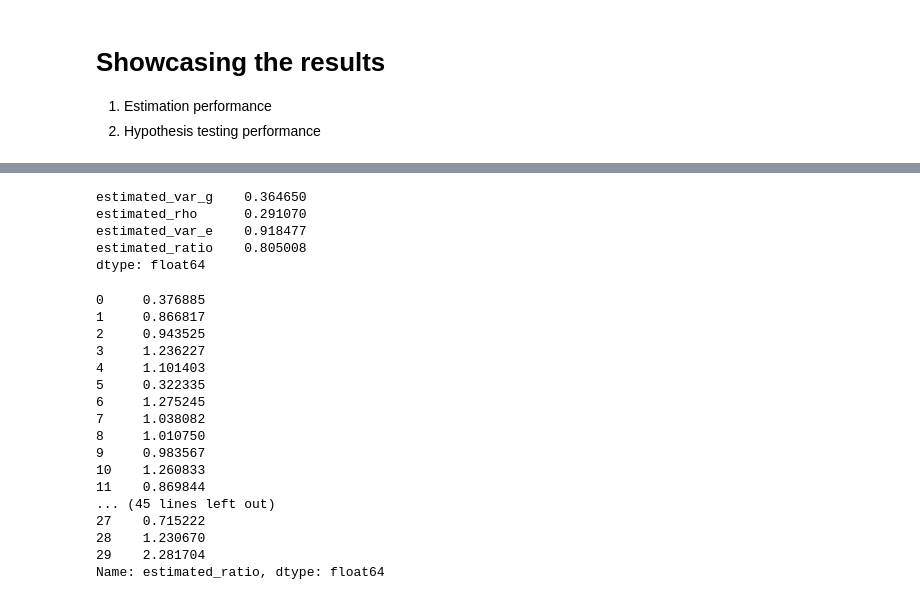
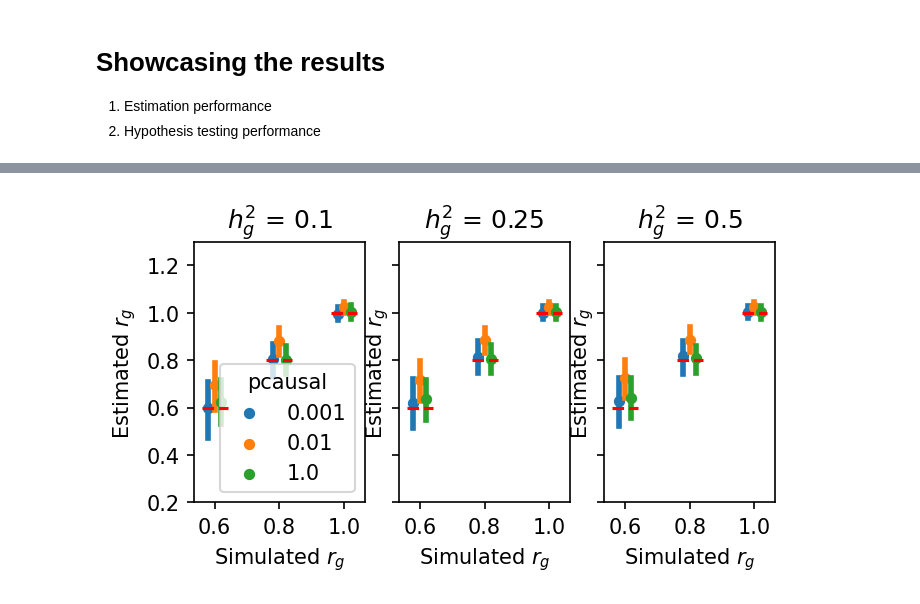
Before and after one commit to KangchengHou/admix-genet-cor, a Jupyter notebook: experiments/01_genome_wide_simulate/plot-simulation.ipynb, the cells around one changed output, grey strips where cells are left out. Cells and saved outputs as stored; diff of their text form; code cells hidden in the pictures.

```diff
--- a/experiments/01_genome_wide_simulate/plot-simulation.ipynb
+++ b/experiments/01_genome_wide_simulate/plot-simulation.ipynb
@@ -31,11 +36,3 @@ df_plot["estimated_ratio"] = df_plot["estimated_rho"] / df_plot["estimated_var_g
-# %%
-df_plot.mean()
-# %% [output]
-estimated_var_g    0.364650
-estimated_rho      0.291070
-estimated_var_e    0.918477
-estimated_ratio    0.805008
-dtype: float64
 # %%
 rls_list = []
 
@@ -70,28 +68,42 @@ for simulate_snpset in ["hm3", "imputed"]:
 
 df_plot = pd.concat(rls_list)
 df_plot["estimated_ratio"] = df_plot["estimated_rho"] / df_plot["estimated_var_g"]
-# %%
-df_plot[
-    (df_plot.simulate_snpset == "imputed") & (df_plot.estimate_snpset == "imputed")
-].estimated_ratio
-# %% [output]
-0     0.376885
-1     0.866817
-2     0.943525
-3     1.236227
-4     1.101403
-5     0.322335
-6     1.275245
-7     1.038082
-8     1.010750
-9     0.983567
-10    1.260833
-11    0.869844
-... (45 lines left out)
-27    0.715222
-28    1.230670
-29    2.281704
-Name: estimated_ratio, dtype: float64
+# %%
+fig, axes = plt.subplots(figsize=(5, 2.3), dpi=150, sharex=True, sharey=True, ncols=3)
+
+for ax_i, hsq in enumerate([0.1, 0.25, 0.5]):
+    df_tmp = df_plot[(df_plot.hsq == hsq)].copy()
+
+    ax = axes[ax_i]
+
+    sns.pointplot(
+        data=df_tmp,
+        x="cor",
+        y="estimated_ratio",
+        hue="pcausal",
+        dodge=0.2,
+        join=False,
+        ax=ax,
+        markers=".",
+    )
+    cor_list = sorted(df_plot.cor.unique())
+
+    ax.hlines(
+        cor_list,
+        np.arange(len(cor_list)) - 0.2,
+        np.arange(len(cor_list)) + 0.2,
+        color="red",
+        ls="--",
+        zorder=10,
+    )
+    ax.set_ylim(0.2, 1.3)
+    ax.set_xlabel("Simulated $r_g$")
+    ax.set_ylabel("Estimated $r_g$")
+    ax.set_title("$h_g^2$" + f" = {hsq}")
+    if ax_i != 0:
+        axes[ax_i].legend([], [], frameon=False)
+# %% [output]
+[figure, added]
 # %%
 # rls_list = []
 
```
Also changed, not shown: parts of 4 cells of this notebook, 12 other files.
